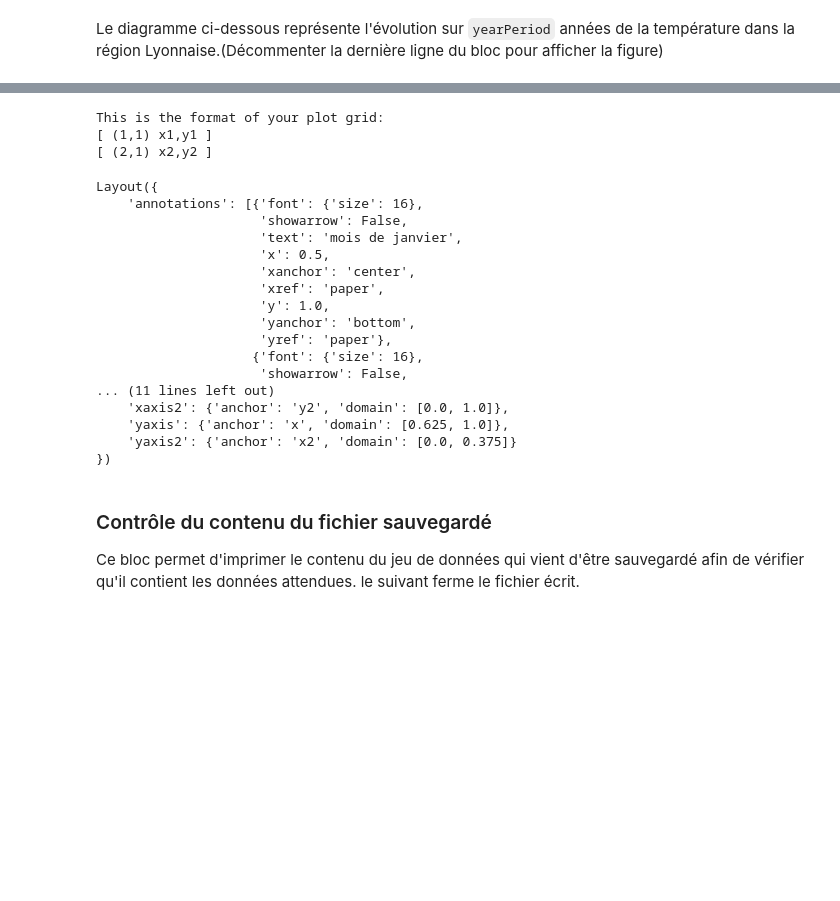
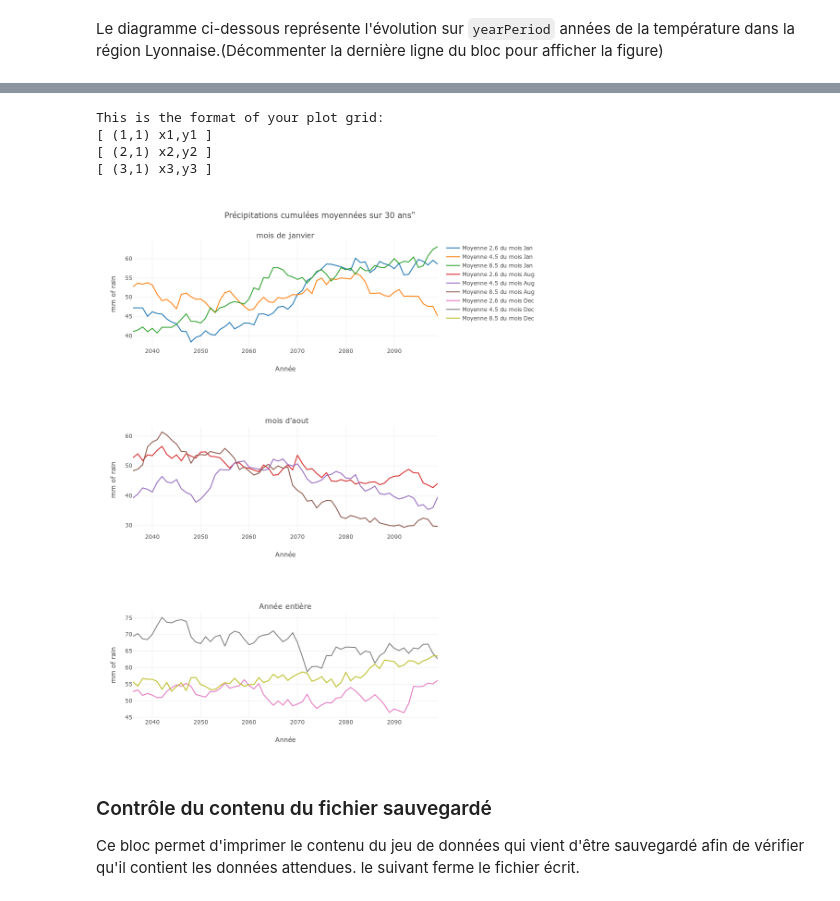
Before and after one commit to g-vidal/CahiersDeProgrammesClimat, a Jupyter notebook: lyonTmax3scen2006-2100.ipynb, the cells around one changed output, grey strips where cells are left out. Saved outputs shown, nothing was run; the diff lists cells and outputs as text; code cells hidden in the pictures; blank space fills up the shorter version.

```diff
--- a/lyonTmax3scen2006-2100.ipynb
+++ b/lyonTmax3scen2006-2100.ipynb
@@ -545,7 +529,6 @@ lastPlotYear = firstPlotYear + yearPeriodp
 data = [] * lencalcMonths
 trace = [] * lencalcMonths
 # %%
-
 q = 0
 trace26_0 = go.Scatter(
     x = lyon_year[firstPlotYear:lastPlotYear],
@@ -576,56 +559,74 @@ trace45_1 = go.Scatter(
     x = lyon_year[firstPlotYear:lastPlotYear],
     y = moycAreaInterval_45[q,:],
     name ='Moyenne 4.5 du mois %s'%lyon_month[calcMonth[q]],
     xaxis='x2',
     yaxis='y2'
 )
 
 trace85_1 = go.Scatter(
     x = lyon_year[firstPlotYear:lastPlotYear],
     y = moycAreaInterval_85[q,:],
     name ='Moyenne 8.5 du mois %s'%lyon_month[calcMonth[q]],
     xaxis='x2',
     yaxis='y2'
 )
 
-fig = tools.make_subplots(rows=2,
+q = 2
+trace26_2 = go.Scatter(
+    x = lyon_year[firstPlotYear:lastPlotYear],
+    y = moycAreaInterval_26[q,:],
+    name ='Moyenne 2.6 du mois %s'%lyon_month[calcMonth[q]],
+    xaxis='x2',
+    yaxis='y2'
+
+)
+trace45_2 = go.Scatter(
+    x = lyon_year[firstPlotYear:lastPlotYear],
+    y = moycAreaInterval_45[q,:],
+    name ='Moyenne 4.5 du mois %s'%lyon_month[calcMonth[q]],
+    xaxis='x2',
+    yaxis='y2'
+)
+
+trace85_2 = go.Scatter(
+    x = lyon_year[firstPlotYear:lastPlotYear],
+    y = moycAreaInterval_85[q,:],
+    name ='Moyenne 8.5 du mois %s'%lyon_month[calcMonth[q]],
+    xaxis='x2',
+    yaxis='y2'
+)
+
+fig = tools.make_subplots(rows=3,
                           cols=1,
                           subplot_titles=("mois de janvier",
-                                          " mois d'aout")
+                                          " mois d'aout",
+                                          "Année entière")
 )
 
 fig.append_trace(trace26_0, 1, 1)
 fig.append_trace(trace45_0, 1, 1)
 fig.append_trace(trace85_0, 1, 1)
 fig.append_trace(trace26_1, 2, 1)
 fig.append_trace(trace45_1, 2, 1)
 fig.append_trace(trace85_1, 2, 1)
+fig.append_trace(trace26_2, 3, 1)
+fig.append_trace(trace45_2, 3, 1)
+fig.append_trace(trace85_2, 3, 1)
+fig['layout']['xaxis1'].update(title='Année')
+fig['layout']['xaxis2'].update(title='Année')
+fig['layout']['xaxis3'].update(title='Année')
+fig['layout']['yaxis1'].update(title='mm of rain')
+fig['layout']['yaxis2'].update(title='mm of rain')
+fig['layout']['yaxis3'].update(title='mm of rain')
+fig['layout'].update(height=1200, width=1000, title='Précipitations cumulées moyennées sur 30 ans"')
 
-
-
-fig['layout'].update(height=800, width=1000, title='Précipitationscumulées moyennées sur 30 ans"')
-#py.iplot(fig, filename='basic-line')
+py.iplot(fig, filename='basic-line')
 # %% [output]
 This is the format of your plot grid:
 [ (1,1) x1,y1 ]
 [ (2,1) x2,y2 ]
+[ (3,1) x3,y3 ]
-Layout({
-    'annotations': [{'font': {'size': 16},
-                     'showarrow': False,
-                     'text': 'mois de janvier',
-                     'x': 0.5,
-                     'xanchor': 'center',
-                     'xref': 'paper',
-                     'y': 1.0,
-                     'yanchor': 'bottom',
-                     'yref': 'paper'},
-                    {'font': {'size': 16},
-                     'showarrow': False,
-... (11 lines left out)
-    'xaxis2': {'anchor': 'y2', 'domain': [0.0, 1.0]},
-    'yaxis': {'anchor': 'x', 'domain': [0.625, 1.0]},
-    'yaxis2': {'anchor': 'x2', 'domain': [0.0, 0.375]}
-})
+[figure, added]
 # %% [markdown]
 ### Contrôle du contenu du fichier sauvegardé
 Ce bloc permet d'imprimer le contenu du jeu de données qui vient d'être sauvegardé afin de vérifier qu'il contient les données attendues. le suivant ferme le fichier écrit.
```
Also changed, not shown: parts of 5 cells of this notebook, 1 other file.
